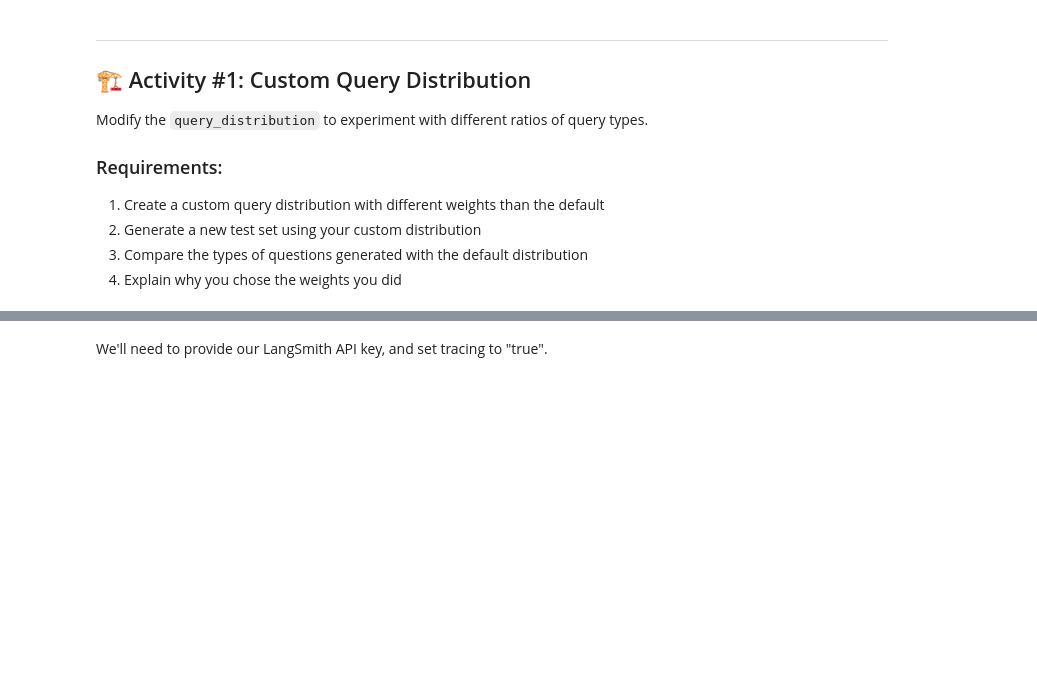
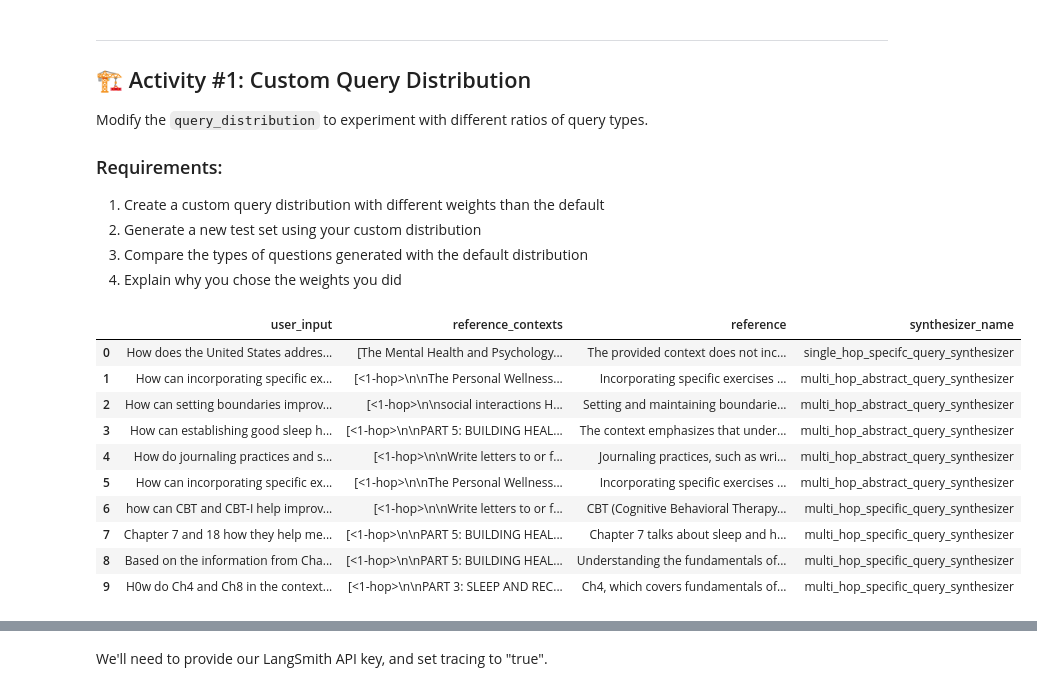
Before and after one commit to adeb09/AIE9, a Jupyter notebook: 09_Synthetic_Data_Generation_and_LangSmith/Synthetic_Data_Generation_RAGAS_&_LangSmith_Assignment.ipynb, the cells around one changed output, grey strips where cells are left out. Saved outputs shown, nothing was run; the diff lists cells and outputs as text; code cells hidden in the pictures; blank space fills up the shorter version.

```diff
--- a/09_Synthetic_Data_Generation_and_LangSmith/Synthetic_Data_Generation_RAGAS_&_LangSmith_Assignment.ipynb
+++ b/09_Synthetic_Data_Generation_and_LangSmith/Synthetic_Data_Generation_RAGAS_&_LangSmith_Assignment.ipynb
@@ -285,3 +285,28 @@ Modify the `query_distribution` to experiment with different ratios of query typ
 
 # Define a custom query distribution with different weights
 # Generate a new test set and compare with the default
+
+
+### 1
+# note: I'm skewing Multi-hop abstract queries and multi-hop specific queries way more than single-hop for the generated test set data
+query_distribution = [
+        (SingleHopSpecificQuerySynthesizer(llm=generator_llm), 0.10),
+        (MultiHopAbstractQuerySynthesizer(llm=generator_llm), 0.50),
+        (MultiHopSpecificQuerySynthesizer(llm=generator_llm), 0.40),
+]
+# %%
+### 2
+testset = generator.generate(testset_size=10, query_distribution=query_distribution)
+testset.to_pandas()
+# %% [output]
+|  | user_input | reference_contexts | reference | synthesizer_name |
+| 0 | How does the United States addres... | [The Mental Health and Psychology... | The provided context does not inc... | single_hop_specifc_query_synthesizer |
+| 1 | How can incorporating specific ex... | [<1-hop>\n\nThe Personal Wellness... | Incorporating specific exercises ... | multi_hop_abstract_query_synthesizer |
+| 2 | How can setting boundaries improv... | [<1-hop>\n\nsocial interactions H... | Setting and maintaining boundarie... | multi_hop_abstract_query_synthesizer |
+| 3 | How can establishing good sleep h... | [<1-hop>\n\nPART 5: BUILDING HEAL... | The context emphasizes that under... | multi_hop_abstract_query_synthesizer |
+| 4 | How do journaling practices and s... | [<1-hop>\n\nWrite letters to or f... | Journaling practices, such as wri... | multi_hop_abstract_query_synthesizer |
+| 5 | How can incorporating specific ex... | [<1-hop>\n\nThe Personal Wellness... | Incorporating specific exercises ... | multi_hop_abstract_query_synthesizer |
+| 6 | how can CBT and CBT-I help improv... | [<1-hop>\n\nWrite letters to or f... | CBT (Cognitive Behavioral Therapy... | multi_hop_specific_query_synthesizer |
+| 7 | Chapter 7 and 18 how they help me... | [<1-hop>\n\nPART 5: BUILDING HEAL... | Chapter 7 talks about sleep and h... | multi_hop_specific_query_synthesizer |
+| 8 | Based on the information from Cha... | [<1-hop>\n\nPART 5: BUILDING HEAL... | Understanding the fundamentals of... | multi_hop_specific_query_synthesizer |
+| 9 | H0w do Ch4 and Ch8 in the context... | [<1-hop>\n\nPART 3: SLEEP AND REC... | Ch4, which covers fundamentals of... | multi_hop_specific_query_synthesizer |
```
Also changed, not shown: parts of 8 cells of this notebook.
